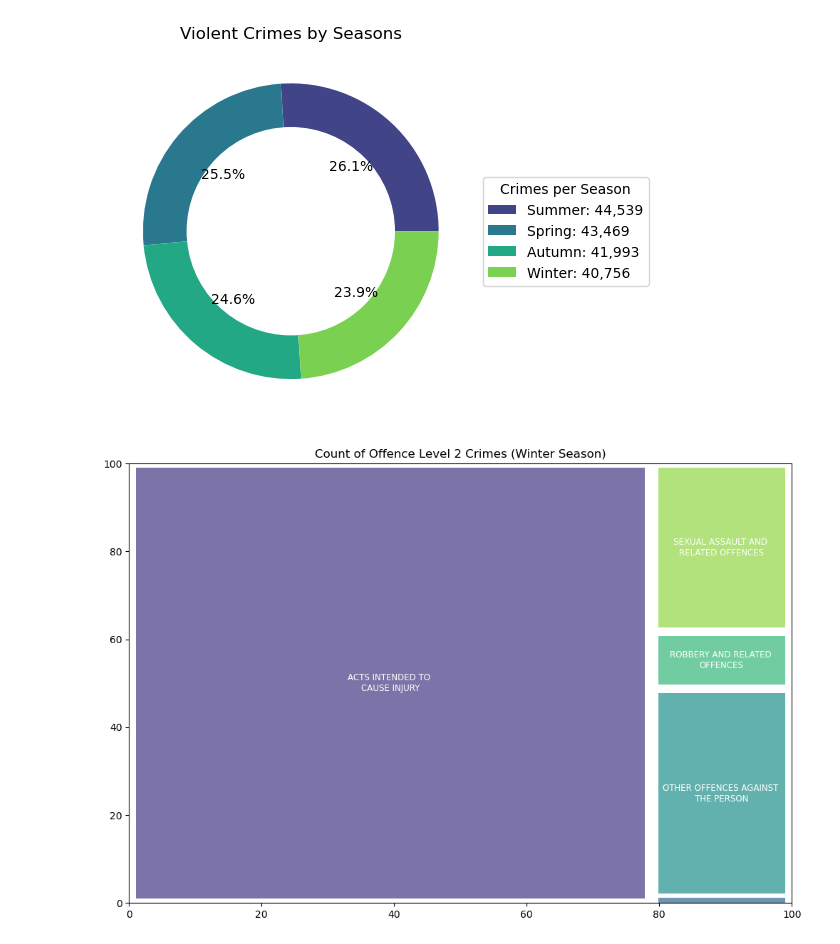
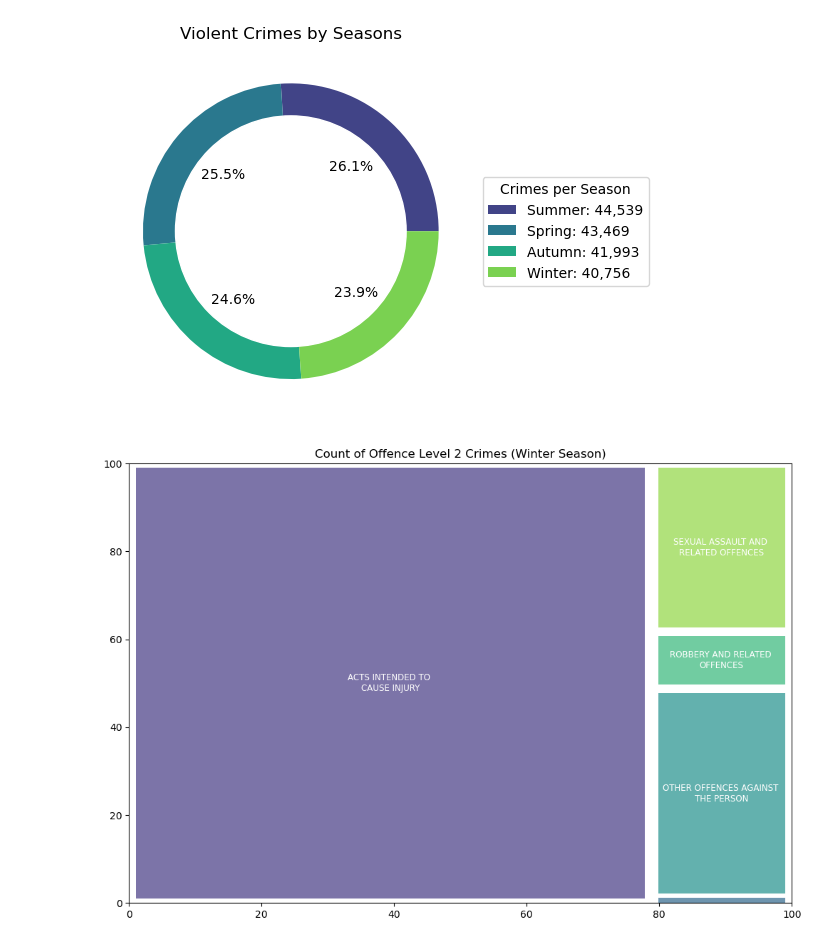
Before and after one commit to Evkn00/g1p1, a Jupyter notebook: nteakle-main.ipynb, the cells around one changed output. Cells and saved outputs as stored; diff of their text form; code cells hidden in the pictures.

```diff
--- a/nteakle-main.ipynb
+++ b/nteakle-main.ipynb
@@ -43,34 +43,34 @@ df.head()
 # %%
 # Calculate the number of crimes based on the Season
 crimes_by_season = df.groupby('Season').size()
 
 # Sort the total number of Crimes, by highest to lowest value
 crimes_by_season = crimes_by_season.sort_values(ascending=False)
 
 # Define the colors for the pie chart slices
 colours = sns.color_palette('viridis', n_colors=4)
 
 # Create a pie chart that shows the number of crimes per season
 wedges, texts, autotexts = plt.pie(crimes_by_season, colors=colours, autopct='%1.1f%%')
 
 # Add the title
 plt.title('Violent Crimes by Seasons')
 
 # Change labels for the legend to show crimes_by_season instead
 legend_labels = [f'{season}: {format(count, ",")}' for season, count in crimes_by_season.items()]
 
 # Add the legend
 plt.legend(wedges, legend_labels, title='Crimes per Season', loc='center left', bbox_to_anchor=(1, 0.5))
 
 # Add a white circle at the center to create a donut chart
-my_circle=plt.Circle( (0,0), 0.7, color='white')
+my_circle=plt.Circle( (0,0), 0.78, color='white')
 p=plt.gcf()
 p.gca().add_artist(my_circle)
 
 # Plot the pie chart
 plt.show()
 # %% [output]
-[figure, old version]
+[figure, new version]
 # %%
 # Filter data to include only the winter months in the Northern Hemisphere
 df = df[df['Month'].isin([12, 1, 2])]
```
Also changed, not shown: parts of 2 cells of this notebook, 1 other file.
